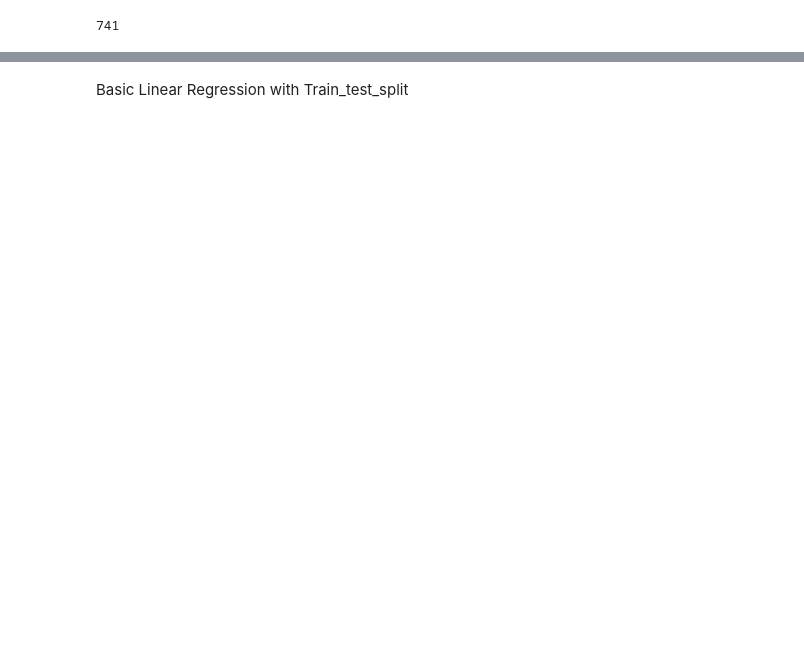
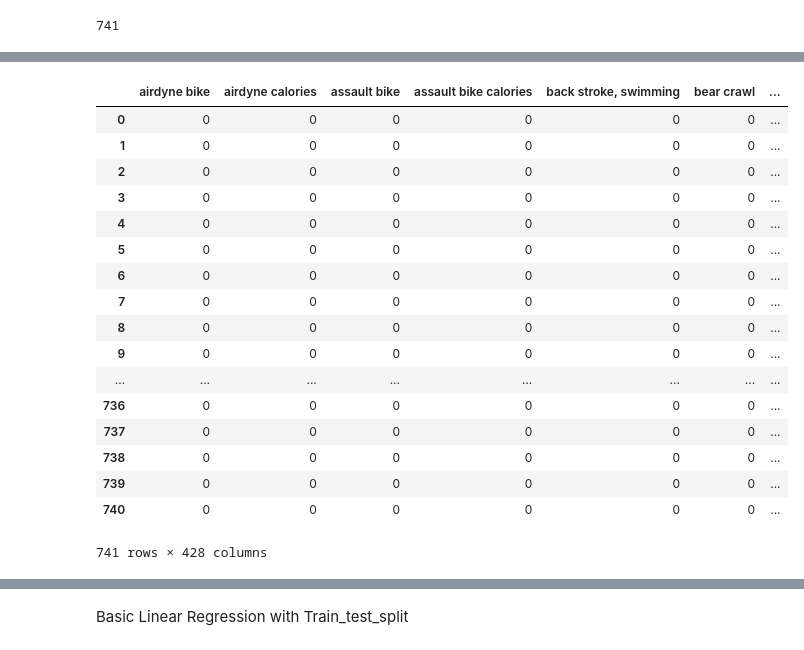
Before and after one commit to wdillon2/CF_workout_predictor, a Jupyter notebook: DA_workouts.ipynb, the cells around one changed output, grey strips where cells are left out. Drawn from its saved outputs; the diff is of its cells as text; code cells hidden in the pictures; blank space fills up the shorter version.

```diff
--- a/DA_workouts.ipynb
+++ b/DA_workouts.ipynb
@@ -146,4 +123,25 @@ X_vect
 # %%
 dtm = pd.DataFrame(X_vect.toarray(), columns = vect.get_feature_names())
+# %%
+dtm
+# %% [output]
+|  | airdyne bike | airdyne calories | assault bike | assault bike calories | back stroke, swimming | bear crawl | ... |
+| 0 | 0 | 0 | 0 | 0 | 0 | 0 | ... |
+| 1 | 0 | 0 | 0 | 0 | 0 | 0 | ... |
+| 2 | 0 | 0 | 0 | 0 | 0 | 0 | ... |
+| 3 | 0 | 0 | 0 | 0 | 0 | 0 | ... |
+| 4 | 0 | 0 | 0 | 0 | 0 | 0 | ... |
+| 5 | 0 | 0 | 0 | 0 | 0 | 0 | ... |
+| 6 | 0 | 0 | 0 | 0 | 0 | 0 | ... |
+| 7 | 0 | 0 | 0 | 0 | 0 | 0 | ... |
+| 8 | 0 | 0 | 0 | 0 | 0 | 0 | ... |
+| 9 | 0 | 0 | 0 | 0 | 0 | 0 | ... |
+| ... | ... | ... | ... | ... | ... | ... | ... |
+| 736 | 0 | 0 | 0 | 0 | 0 | 0 | ... |
+| 737 | 0 | 0 | 0 | 0 | 0 | 0 | ... |
+| 738 | 0 | 0 | 0 | 0 | 0 | 0 | ... |
+| 739 | 0 | 0 | 0 | 0 | 0 | 0 | ... |
+| 740 | 0 | 0 | 0 | 0 | 0 | 0 | ... |
+741 rows × 428 columns
 # %%
 dtm = pd.concat([df1[['Work performed','Work time','power','Movements','Date']], dtm], axis=1)
```
Also changed, not shown: parts of 28 cells of this notebook.
